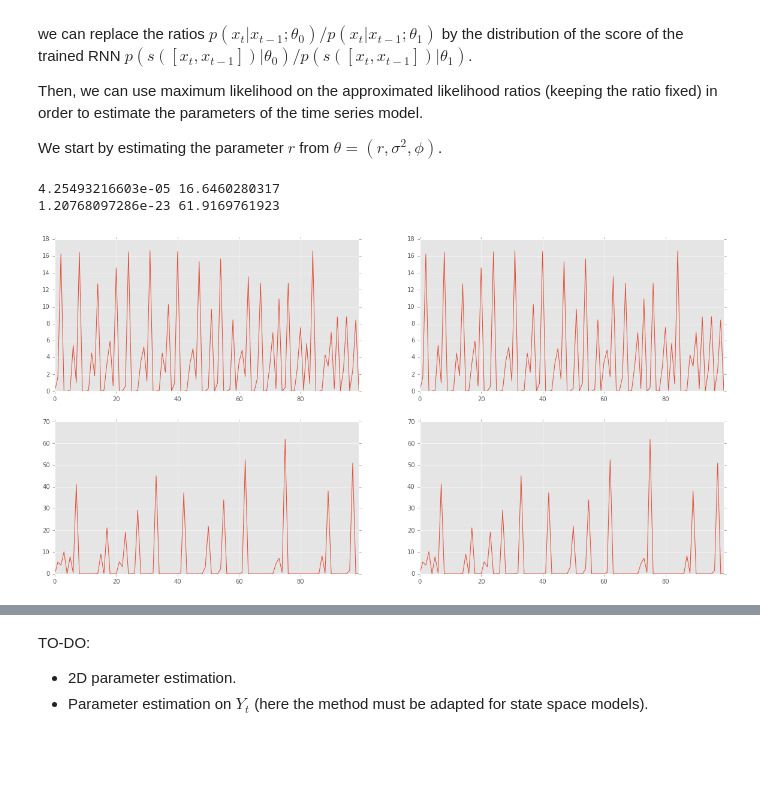
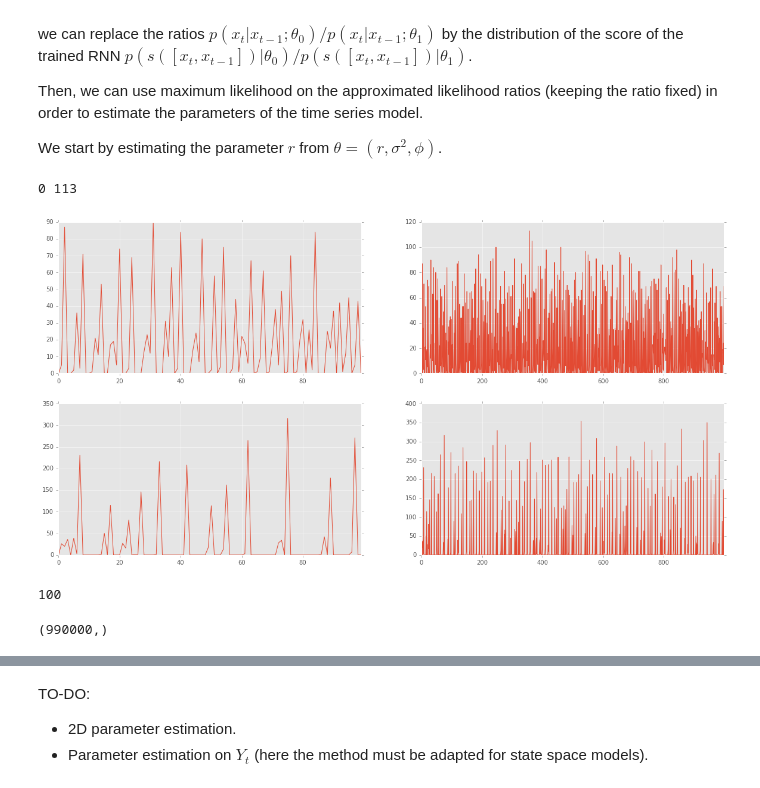
Before and after one commit to jgpavez/TimeSeriesEstimation, a Jupyter notebook: ricker.ipynb, the cells around one changed output, grey strips where cells are left out. Cells and saved outputs as stored; diff of their text form; code cells hidden in the pictures; blank space fills up the shorter version.

```diff
--- a/ricker.ipynb
+++ b/ricker.ipynb
@@ -43,14 +54,4 @@ np.random.seed(1234)
 # %%
-n_samples = 5000000
-r_value = 3.8
-sigma_2_value = 0.3**2
-phi_value = 10.
-r_bkg = 5.
-
-shared_r = theano.shared(r_value, name="r")
-shared_sigma_2 = theano.shared(sigma_2_value,name="sigma_2")
-shared_phi = theano.shared(phi_value, name="phi")
-
 class Ricker:
     def __init__(self,r,sigma_2,phi):
         self.r = r
@@ -65,18 +66,17 @@ class Ricker:
         for i in range(1,n_timesteps):
             time_serie[i] = (r_e*time_serie[i-1]*np.exp(-time_serie[i-1] + noise[i]))
 
-        sampled = np.zeros(n_timesteps // 50)
-        sampled = np.array([rng.poisson(phi*time_serie[i]) for i in range(0,n_timesteps,50)])
+        sampled = np.zeros(n_timesteps)
+        sampled = np.array([rng.poisson(phi*time_serie[i]) for i in range(0,n_timesteps,1)])
 
-        return_serie = time_serie[1:] - time_serie[:-1]
+        return_serie = np.log(time_serie[1:]/(time_serie[:-1]))
 
-        return time_serie.reshape(time_serie.shape[0],1), sampled, return_serie.reshape(return_serie.shape[0],1)
+        return time_serie.reshape(time_serie.shape[0],1), sampled.reshape(sampled.shape[0],1),return_serie.reshape(return_serie.shape[0],1)
     def rvs(self,n_samples, random_state=1234):
         rng = np.random.RandomState(random_state) if \
                 isinstance(random_state,int) else random_state
         return self.sample(r=self.r.eval(),sigma_2=self.sigma_2.eval(),phi=self.phi.eval(),
-                     n_timesteps=n_samples,rng=rng)[0]
-
+                     n_timesteps=n_samples,rng=rng)[1]
 
 #serie1,sampled1 = ricker(r=np.exp(3.8),sigma_2=0.3**2,phi=10.,n_timesteps=n_samples,start=0.5)
 #serie2,sampled2 = ricker(r=np.exp(4.5), sigma_2=0.3**2,phi=10.,n_timesteps=n_samples,start=0.5)
@@ -86,36 +117,32 @@ class Ricker:
 p0 = Ricker(r=shared_r,sigma_2=shared_sigma_2,phi=shared_phi)
 #p1 = Ricker(r=np.exp(4.5), sigma_2=0.3**2,phi=10.)
 p1 = Ricker(r = theano.shared(r_bkg, name="r_1"),
-            sigma_2 = theano.shared(0.3**2,name="sigma_2_1"),
-            phi = theano.shared(10., name="phi_1")
+            sigma_2 = theano.shared(sigma_2_bkg,name="sigma_2_1"),
+            phi = theano.shared(phi_bkg, name="phi_1")
             )
 rng = np.random.RandomState(1234)
 
-test_samples = 15000
-max_len = 5
-
-#X_true = np.array([p0.rvs(max_len, random_state = i) for i in range(test_samples)])
-X_true = p0.rvs(test_samples,random_state=rng)
+X_true = p0.rvs(test_samples, random_state=rng)
 #print X_true
 # %%
-serie1 = p0.rvs(100).ravel()
-serie2 = p1.rvs(100).ravel()
+serie1 = p0.rvs(1000).ravel()
+serie2 = p1.rvs(1000).ravel()
+#serie1 = (serie1 - serie1.mean()) / serie1.std()
+#serie2 = (serie2 - serie2.mean()) / serie2.std()
 plt.figure(figsize=(20,10))
 plt.subplot(221)
 ts = pd.Series(serie1)
 ts[0:100].plot()
 plt.subplot(222)
 ts = pd.Series(serie1)
 ts.plot()
 plt.subplot(223)
 ts = pd.Series(serie2)
 ts[0:100].plot()
 plt.subplot(224)
 ts = pd.Series(serie2)
 ts.plot()
 print serie1.min(),serie1.max()
-print serie2.min(),serie2.max()
 # %% [output]
-4.25493216603e-05 16.6460280317
-1.20768097286e-23 61.9169761923
+0 113
-[figure, old version]
+[figure, new version]
@@ -155,0 +229,4 @@ y_serie[X0_serie.shape[0]:] = 1
+# %%
+len(y_series)
+# %% [output]
+100
@@ -156,3 +239,7 @@ y_serie[X0_serie.shape[0]:] = 1
+# %%
+print (y_serie.shape)
+# %% [output]
+(990000,)
 # %%
 from keras.models import Sequential
 from keras.layers import SimpleRNN, Dense, GRU, LSTM, Dropout
```
Also changed, not shown: parts of 19 cells of this notebook, 1 other file.
